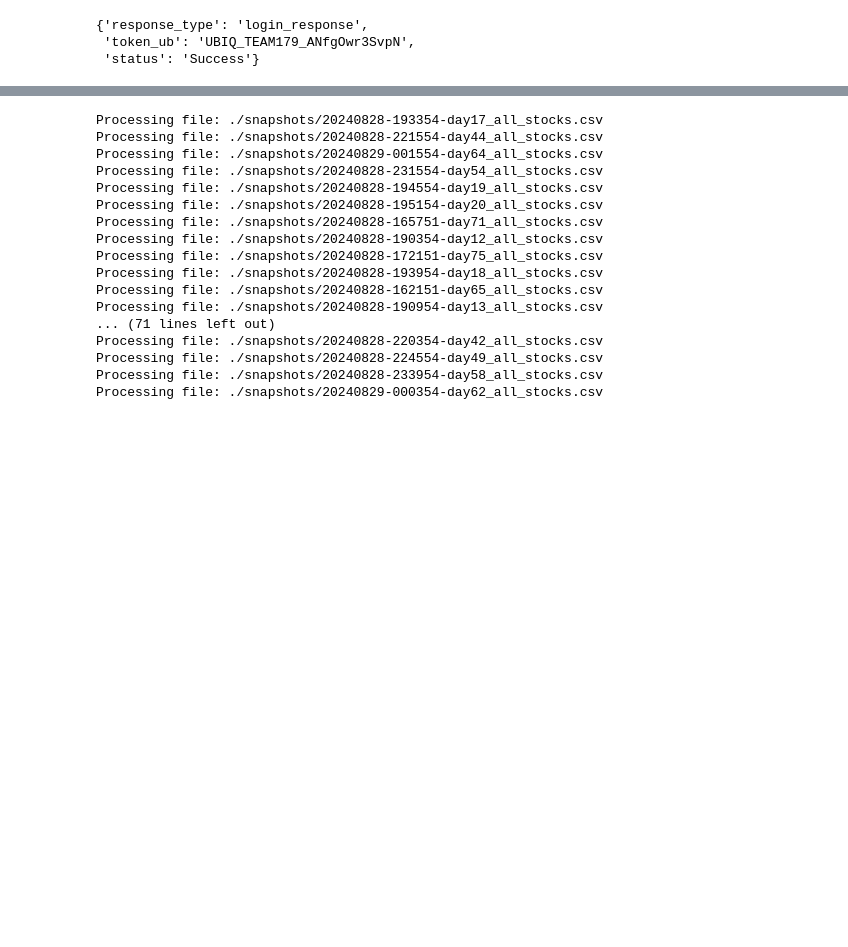
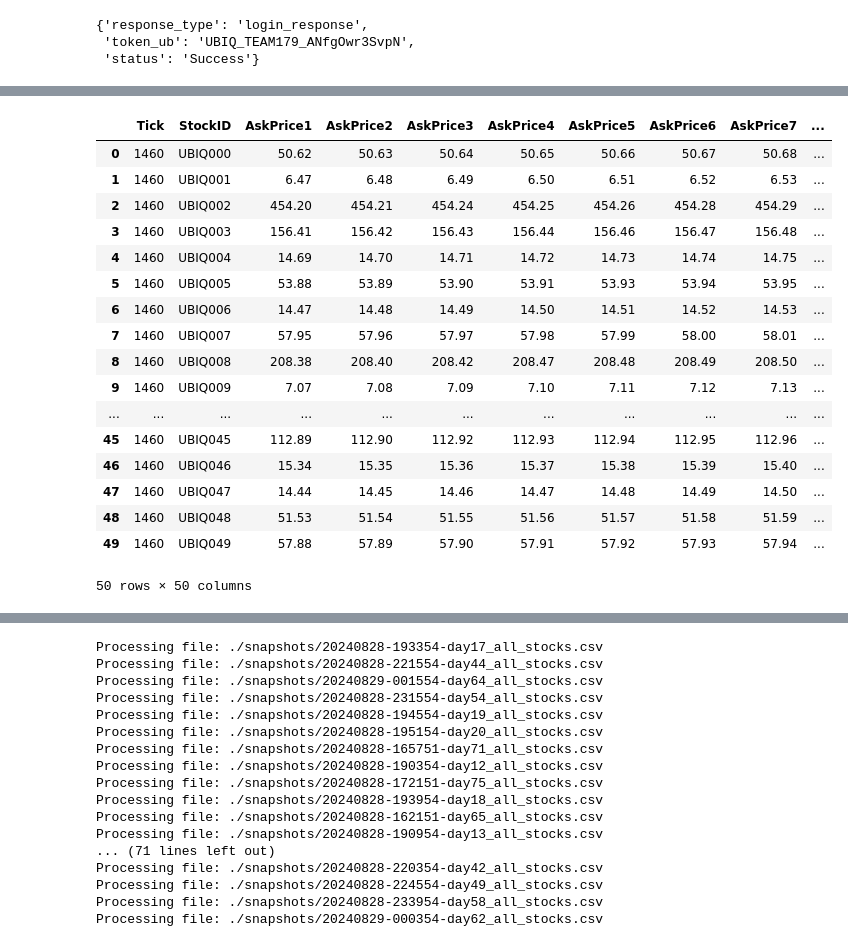
Before and after one commit to XuanofXXX/JiuKun-Quant, a Jupyter notebook: test.ipynb, the cells around one changed output, grey strips where cells are left out. Saved outputs shown, nothing was run; the diff lists cells and outputs as text; code cells hidden in the pictures; blank space fills up the shorter version.

```diff
--- a/test.ipynb
+++ b/test.ipynb
@@ -545,0 +572,5 @@ Name: 0, dtype: object
+# %%
+def calculate_twap_vwap(df, window=10):
+    # df['TWAP'] = df['last_price'].rolling(window=window).mean()
+    df['VWAP'] = (df['last_price'] * df['TotalTradeVolume']).rolling(window=window).sum() / df['TotalTradeVolume'].rolling(window=window).sum()
+    return df
@@ -572,0 +658,21 @@ Name: 0, dtype: object
+# %%
+calculate_twap_vwap(lob_df)
+# %% [output]
+|  | Tick | StockID | AskPrice1 | AskPrice2 | AskPrice3 | AskPrice4 | AskPrice5 | AskPrice6 | AskPrice7 | ... |
+| 0 | 1460 | UBIQ000 | 50.62 | 50.63 | 50.64 | 50.65 | 50.66 | 50.67 | 50.68 | ... |
+| 1 | 1460 | UBIQ001 | 6.47 | 6.48 | 6.49 | 6.50 | 6.51 | 6.52 | 6.53 | ... |
+| 2 | 1460 | UBIQ002 | 454.20 | 454.21 | 454.24 | 454.25 | 454.26 | 454.28 | 454.29 | ... |
+| 3 | 1460 | UBIQ003 | 156.41 | 156.42 | 156.43 | 156.44 | 156.46 | 156.47 | 156.48 | ... |
+| 4 | 1460 | UBIQ004 | 14.69 | 14.70 | 14.71 | 14.72 | 14.73 | 14.74 | 14.75 | ... |
+| 5 | 1460 | UBIQ005 | 53.88 | 53.89 | 53.90 | 53.91 | 53.93 | 53.94 | 53.95 | ... |
+| 6 | 1460 | UBIQ006 | 14.47 | 14.48 | 14.49 | 14.50 | 14.51 | 14.52 | 14.53 | ... |
+| 7 | 1460 | UBIQ007 | 57.95 | 57.96 | 57.97 | 57.98 | 57.99 | 58.00 | 58.01 | ... |
+| 8 | 1460 | UBIQ008 | 208.38 | 208.40 | 208.42 | 208.47 | 208.48 | 208.49 | 208.50 | ... |
+| 9 | 1460 | UBIQ009 | 7.07 | 7.08 | 7.09 | 7.10 | 7.11 | 7.12 | 7.13 | ... |
+| ... | ... | ... | ... | ... | ... | ... | ... | ... | ... | ... |
+| 45 | 1460 | UBIQ045 | 112.89 | 112.90 | 112.92 | 112.93 | 112.94 | 112.95 | 112.96 | ... |
+| 46 | 1460 | UBIQ046 | 15.34 | 15.35 | 15.36 | 15.37 | 15.38 | 15.39 | 15.40 | ... |
+| 47 | 1460 | UBIQ047 | 14.44 | 14.45 | 14.46 | 14.47 | 14.48 | 14.49 | 14.50 | ... |
+| 48 | 1460 | UBIQ048 | 51.53 | 51.54 | 51.55 | 51.56 | 51.57 | 51.58 | 51.59 | ... |
+| 49 | 1460 | UBIQ049 | 57.88 | 57.89 | 57.90 | 57.91 | 57.92 | 57.93 | 57.94 | ... |
+50 rows × 50 columns
```
Also changed, not shown: parts of 13 cells of this notebook, 3 other files.
